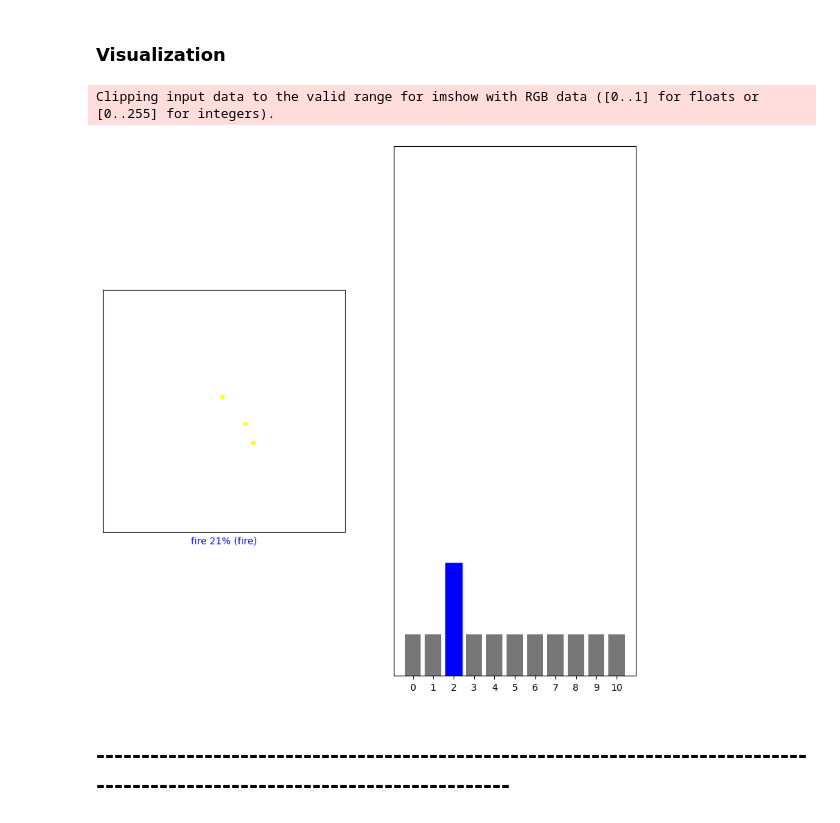
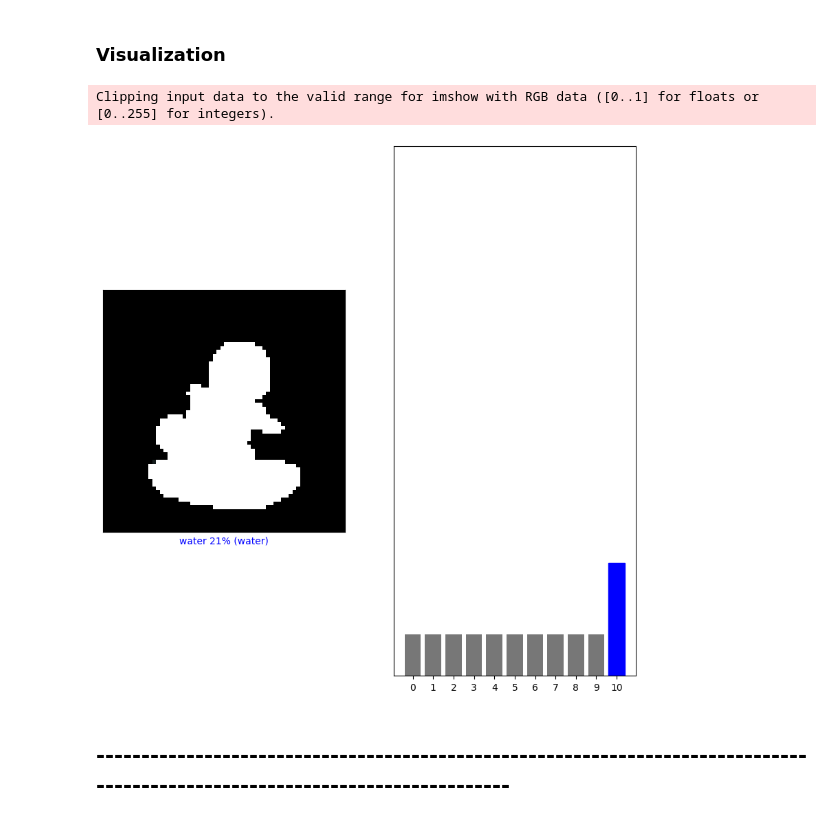
Before and after one commit to DashieTM/pokegpt, a Jupyter notebook: pokegpt.ipynb, the cells around one changed output. Saved outputs shown, nothing was run; the diff lists cells and outputs as text; code cells hidden in the pictures.

```diff
--- a/pokegpt.ipynb
+++ b/pokegpt.ipynb
@@ -206,6 +205,8 @@ This is model is too simple to properly learn from the information provided, thi
 # %% [markdown]
 ### Model Definition
 # %%
+num_epochs = 30
+
 underfitted_model = keras.Sequential([
     layers.Rescaling(1./63), # Some preprocessing happening here, normalizing the data
     layers.Conv2D(1, 30, activation='relu'),
@@ -524,21 +527,19 @@ What is however interesting, is that the confusion matrix that is based on the t
 # %% [markdown]
 ### Kfold Parameters & Regularizer
 # %%
+num_epochs = 20
 splits = 5
-scores = [None] * splits
-models = [None] * splits
-regularizer = keras.regularizers.l2(0.01)
+scores = [None] * splits * 3
+models = [None] * splits * 3
+reg_params = [0.01, 0.001, 0.0001]
 # %% [markdown]
 ### Setup for Kfold
 # %%
 train_images = np.concatenate(list(o_training_ds.map(lambda x, y:x)))
 train_labels = np.concatenate(list(o_training_ds.map(lambda x, y:y)))
 
-test_images = np.concatenate(list(testing_ds.map(lambda x, y:x)))
-test_labels = np.concatenate(list(testing_ds.map(lambda x, y:y)))
-
-inputs = np.concatenate((train_images, test_images), axis=0)
-targets = np.concatenate((train_labels, test_labels), axis=0)
+inputs = train_images
+targets = train_labels
 
 
 kfold = KFold(n_splits=splits, shuffle=True)
@@ -802,21 +807,21 @@ def plot_value_array(i, predictions_array, true_label):
 # %% [markdown]
 ### Visualization
 # %%
-i = 10
+i = 11
 ds = testing_ds
 
 plt.figure(figsize=(10, 10))
 plt.subplot(1,2,1)
 #for images, labels in test_ds.take(1):
 iterator = iter(ds)
 image, labels = next(iterator)
 plot_image(i, predictions[i], labels, image)
 plt.subplot(1,2,2)
 plot_value_array(i, predictions[i],  labels)
 plt.show()
 # %% [output]
 Clipping input data to the valid range for imshow with RGB data ([0..1] for floats or [0..255] for integers).
-[figure, old version]
+[figure, new version]
 # %% [markdown]
 ## -----------------------------------------------------------------------------------------------------------------------------
 # %% [markdown]
```
Also changed, not shown: parts of 21 cells of this notebook.
